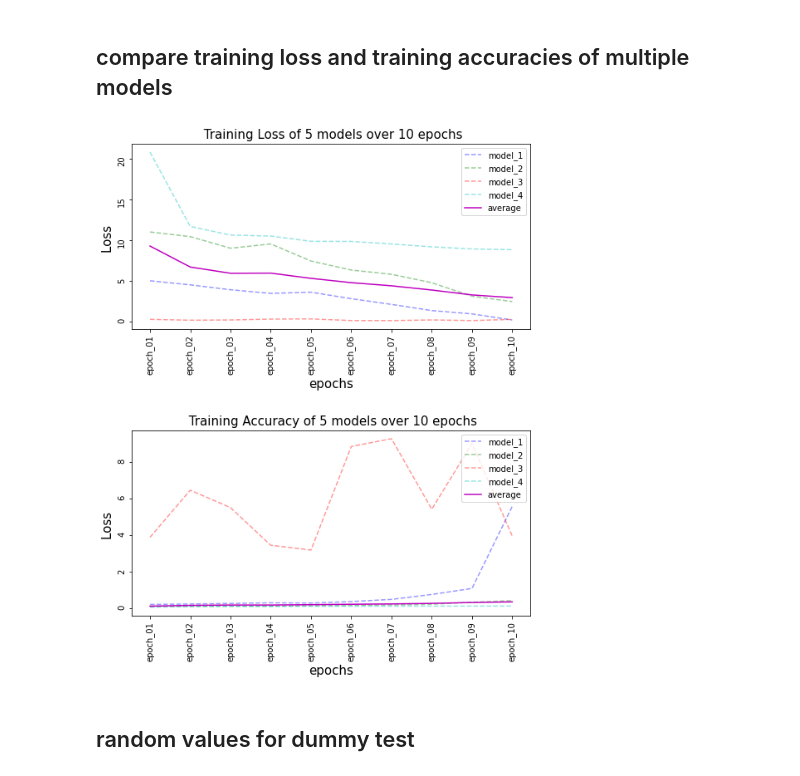
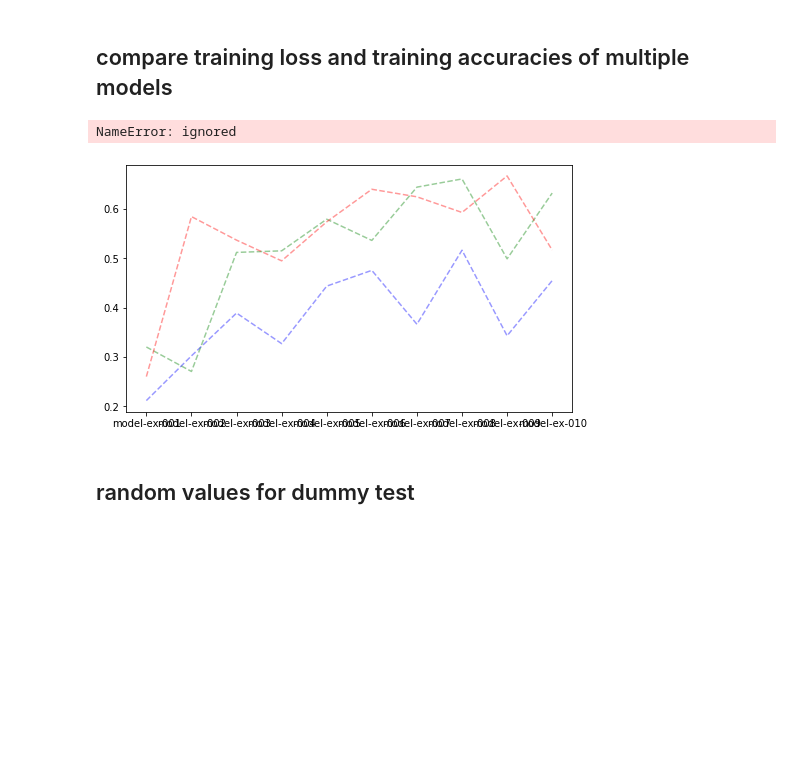
Before and after one commit to arita89/02830-Advanced_Project_Feature_recognition_360_degree_pictures, a Jupyter notebook: notebooks/elaborate_results_graphs_pipeline.ipynb, the cells around one changed output. Cells and saved outputs as stored; diff of their text form; code cells hidden in the pictures; blank space fills up the shorter version.

```diff
--- a/notebooks/elaborate_results_graphs_pipeline.ipynb
+++ b/notebooks/elaborate_results_graphs_pipeline.ipynb
@@ -269,6 +466,6 @@ for key in list(all_dataframes.keys()):
   plt.legend(thishandles)
   plt.xlabel("epochs", fontsize=15)
   plt.ylabel("Loss ", fontsize=15)
-  plt.title(" %s of %s models over %s epochs" %(k,num_models,num_epochs) , fontsize=15)
+  plt.title(" %s of %s models over %s epochs" %(key,num_models,num_epochs) , fontsize=15)
   counter += 1
 # %% [output]
@@ -294,0 +510,13 @@ epoch_10           0.18  ...                  0.860
+# %%
+all_models_dataframes = dict()
+
+# load overview files
+for data in files_in_sub[0:8]:
+  print ("")
+  print (data)
+  #list(range(0,8))
+  df =  pd.read_csv('%s'%data, sep=',',index_col=0 , engine='python',skiprows = 1,nrows = 10, usecols=[0,4,5,6,7])
+  print (df.head(20))
+  #df.style.apply(highlight_max)
+
+  all_models_dataframes[data] = df
@@ -294,0 +563,5 @@ epoch_10           0.18  ...                  0.860
+# %%
+data = '1_model1.csv'
+df = all_models_dataframes[data]
+df.style.apply(highlight_max)
+df.style.apply(highlight_min)
@@ -294,0 +582,11 @@ epoch_10           0.18  ...                  0.860
+# %%
+all_columns = df.columns.tolist()
+
+# get out the columns as lists
+x_ax = df.index.tolist()
+Y = dict() # dictionary
+
+for c in all_columns:
+  Y[c] = df[c].tolist()
+for j in range(len(Y)):
+  print (j)
@@ -457,7 +837,7 @@ for j in range(len(Y)):
       this_color = all_colors[j]
       this_alpha = 0.4
       this_label = all_columns[j]
-      plt.plot(x, y,"--", color= this_color, alpha = this_alpha, label = this_label)
+      plt.plot(x_ax, y,"--", color= this_color, alpha = this_alpha, label = this_label)
       thishandles.append(this_label)
 
     else:
@@ -480,35 +860,36 @@ plt.subplot(2, 1, 2)
 thishandles=[]
 for j in range(len(Y)):
     if j != len(Y)-1:
       key = list(Y.keys())[j]
       y = Y[key]
       y = [(1/element) for element in y]
       this_color = all_colors[j]
       this_alpha = 0.4
       this_label = all_columns[j]
       plt.plot(x, y,"--", color= this_color, alpha = this_alpha, label = this_label)
       thishandles.append(this_label)
 
     else:
       key = list(Y.keys())[j]
       y = Y[key]
       y = [(1/element) for element in y] # this is just to fake accuracies
       this_color = all_colors[j]
       this_alpha = 1
       this_label = all_columns[j]
-      plt.plot(x, y, color= this_color, alpha = this_alpha, label = this_label)
+      plt.plot(x_ax, y, color= this_color, alpha = this_alpha, label = this_label)
       thishandles.append(this_label)
 
 plt.xticks(rotation=90)
 plt.yticks(rotation=90)
 plt.legend(thishandles)
 plt.xlabel("epochs", fontsize=15)
 plt.ylabel("Loss ", fontsize=15)
 plt.title(" Training Accuracy of %s models over %s epochs" %(num_models,num_epochs) , fontsize=15)
 
 fig.tight_layout(pad=3.0)
 # %% [output]
+NameError: ignored
-[figure, old version]
+[figure, new version]
 # %% [markdown]
 ## random values for dummy test
 # %%
```
Also changed, not shown: parts of 29 cells of this notebook, 3 other files.
